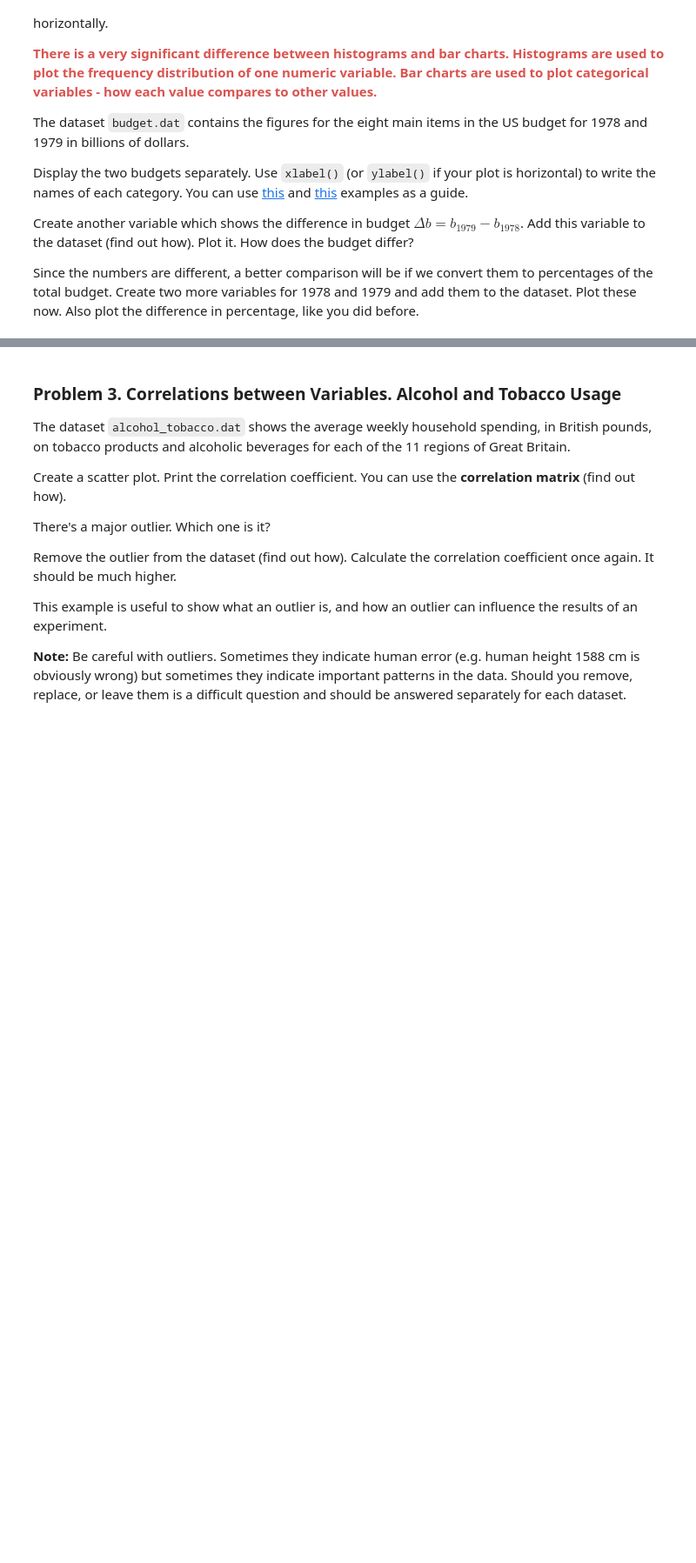
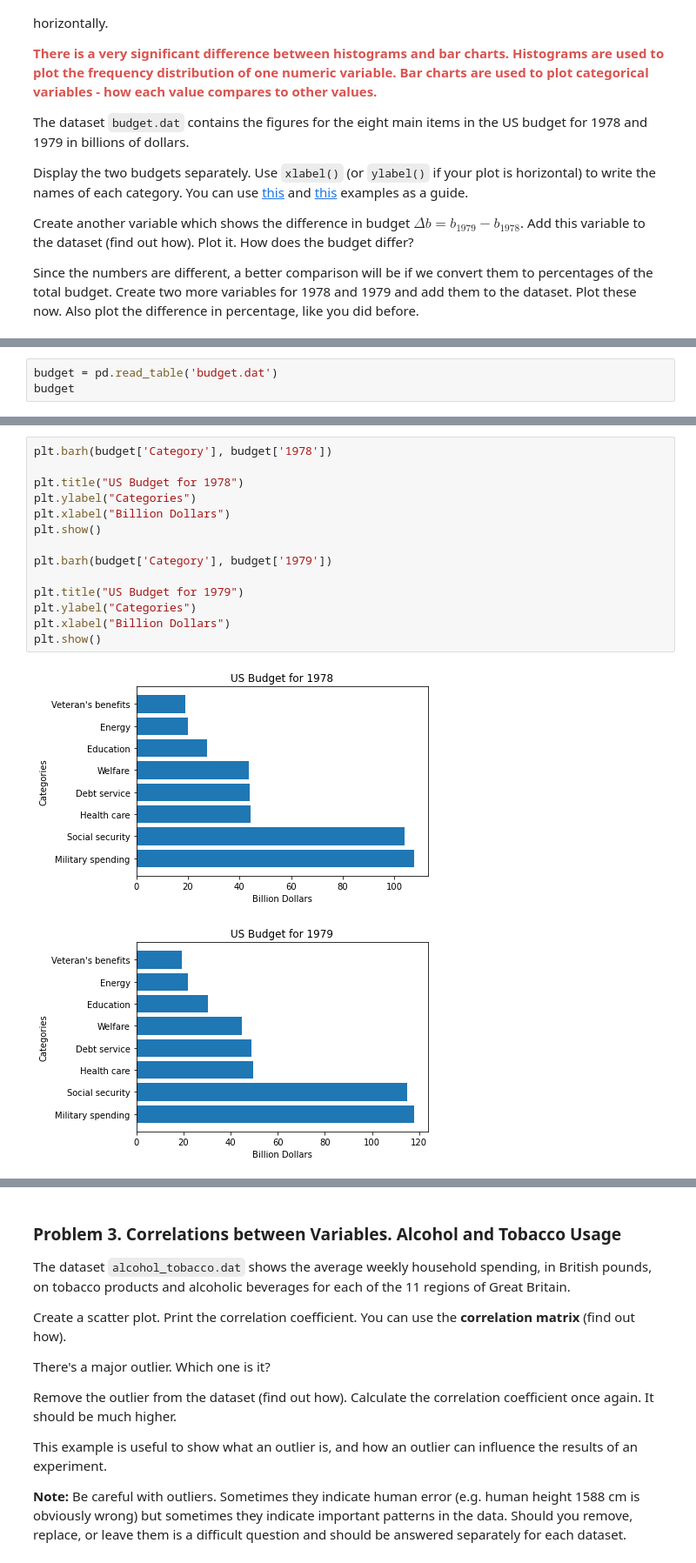
Before and after one commit to petardmnv/Math-Concepts-for-Developers, a Jupyter notebook: 12. Statistics-Exercise/Statistics Exercise.ipynb, the cells around one changed output, grey strips where cells are left out. Shown at 87% size. Cells and saved outputs as stored; diff of their text form; blank space fills up the shorter version.

```diff
--- a/12. Statistics-Exercise/Statistics Exercise.ipynb
+++ b/12. Statistics-Exercise/Statistics Exercise.ipynb
@@ -119,0 +118,3 @@ Since the numbers are different, a better comparison will be if we convert them
+# %%
+budget = pd.read_table('budget.dat')
+budget
@@ -119,0 +131,17 @@ Since the numbers are different, a better comparison will be if we convert them
+# %%
+plt.barh(budget['Category'], budget['1978'])
+
+plt.title("US Budget for 1978")
+plt.ylabel("Categories")
+plt.xlabel("Billion Dollars")
+plt.show()
+
+plt.barh(budget['Category'], budget['1979'])
+
+plt.title("US Budget for 1979")
+plt.ylabel("Categories")
+plt.xlabel("Billion Dollars")
+plt.show()
+# %% [output]
+[figure, added]
+[figure, added]
```
Also changed, not shown: parts of 8 cells of this notebook.
